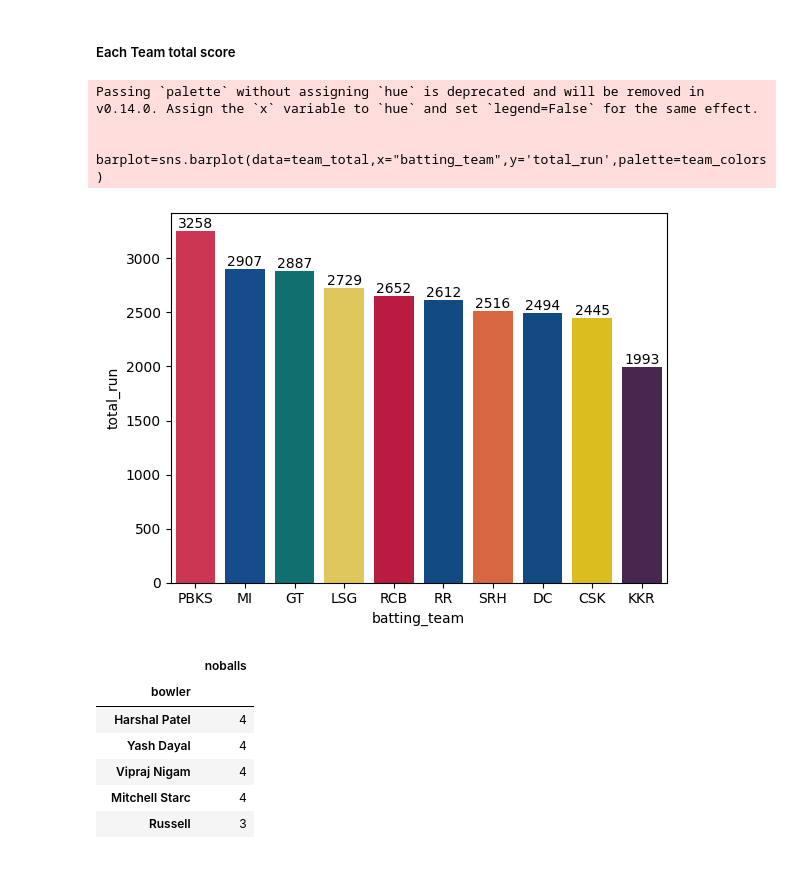
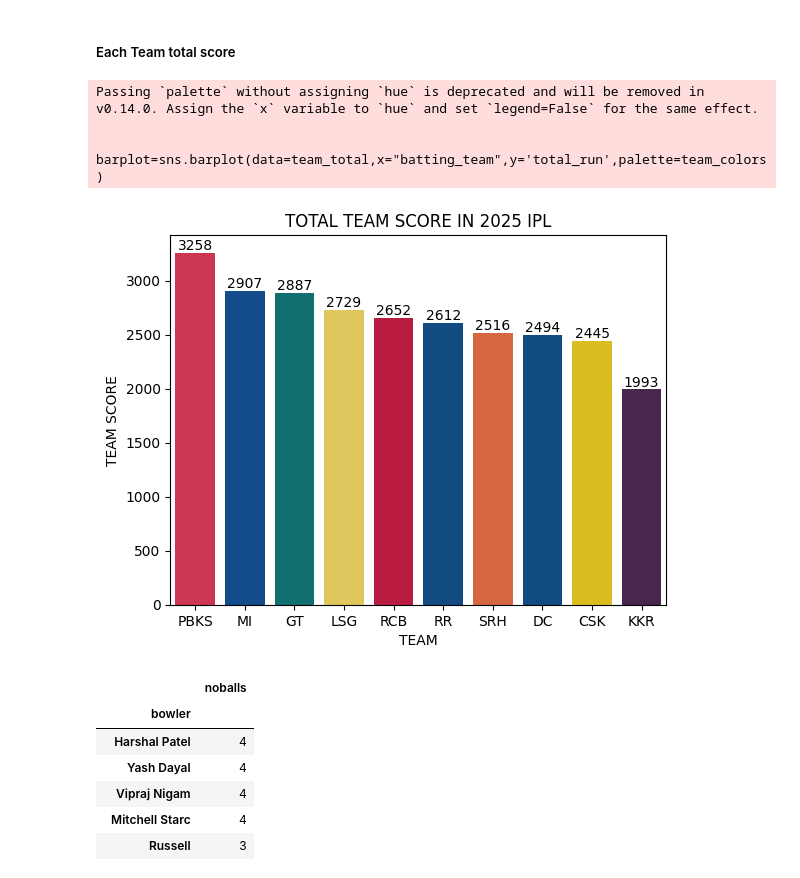
Before and after one commit to Seetharamanrs/ipl_2025_analysis, a Jupyter notebook: Analysis/Notebook.ipynb, the cells around one changed output. Saved outputs shown, nothing was run; the diff lists cells and outputs as text; code cells hidden in the pictures.

```diff
--- a/Analysis/Notebook.ipynb
+++ b/Analysis/Notebook.ipynb
@@ -204,18 +204,22 @@ team_colors = {
 # %%
 barplot=sns.barplot(data=team_total,x="batting_team",y='total_run',palette=team_colors)
 for bar in barplot.patches:
     barplot.text(
         bar.get_x() + bar.get_width() / 2,
         bar.get_height(),
         int(bar.get_height()),
         ha='center',
         va='bottom'
     )
+plt.xlabel("TEAM")
+plt.ylabel("TEAM SCORE")
+plt.title("TOTAL TEAM SCORE IN 2025 IPL")
+plt.show()
 # %% [output]
 Passing `palette` without assigning `hue` is deprecated and will be removed in v0.14.0. Assign the `x` variable to `hue` and set `legend=False` for the same effect.
 
   barplot=sns.barplot(data=team_total,x="batting_team",y='total_run',palette=team_colors)
-[figure, old version]
+[figure, new version]
 # %%
 max_noball=pd.DataFrame(df.groupby("bowler")["noballs"].sum()).sort_values(by="noballs",ascending=False)
 # %%
```
